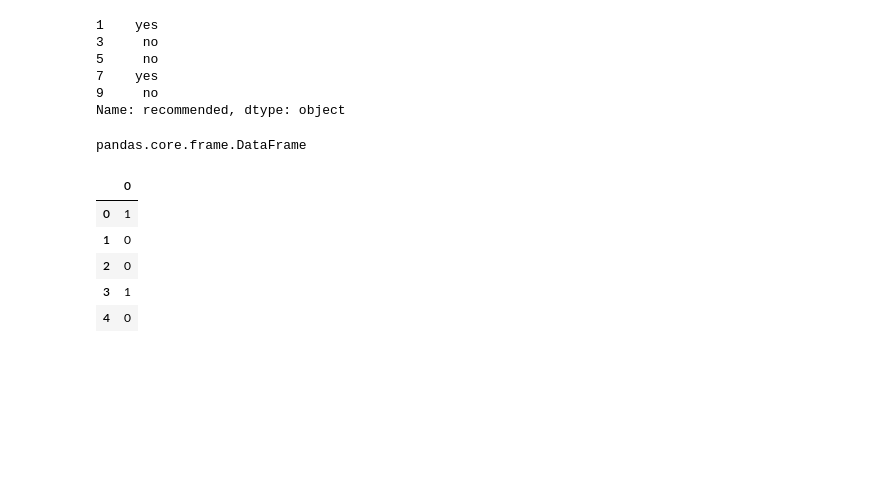
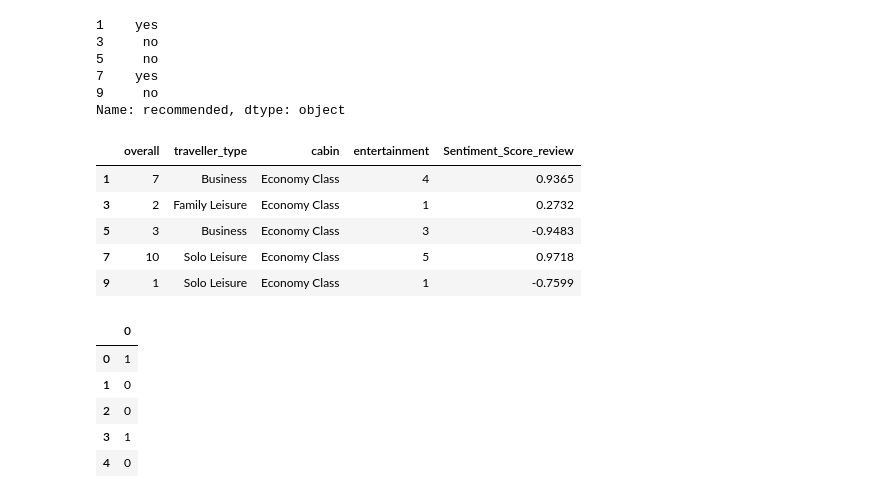
Before and after one commit to rashmi0852/Airline_Passenger_Refferal_Prediction, a Jupyter notebook: Airline_Referal.ipynb, the cells around one changed output. Cells and saved outputs as stored; diff of their text form; code cells hidden in the pictures; blank space fills up the shorter version.

```diff
--- a/Airline_Referal.ipynb
+++ b/Airline_Referal.ipynb
@@ -1672,9 +1714,13 @@ y.head()
 Name: recommended, dtype: object
 # %%
 X.head()
-type(X)
 # %% [output]
-pandas.core.frame.DataFrame
+|  | overall | traveller_type | cabin | entertainment | Sentiment_Score_review |
+| 1 | 7 | Business | Economy Class | 4 | 0.9365 |
+| 3 | 2 | Family Leisure | Economy Class | 1 | 0.2732 |
+| 5 | 3 | Business | Economy Class | 3 | -0.9483 |
+| 7 | 10 | Solo Leisure | Economy Class | 5 | 0.9718 |
+| 9 | 1 | Solo Leisure | Economy Class | 1 | -0.7599 |
 # %%
 #Encode target variable
 target_encoder=LabelEncoder()
```
Also changed, not shown: parts of 86 cells of this notebook.
